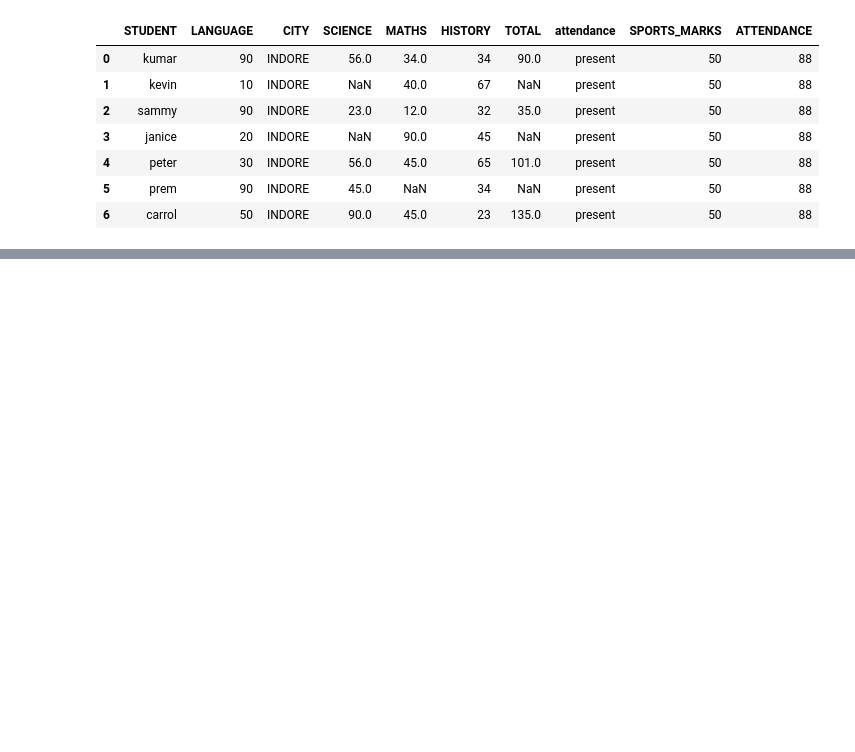
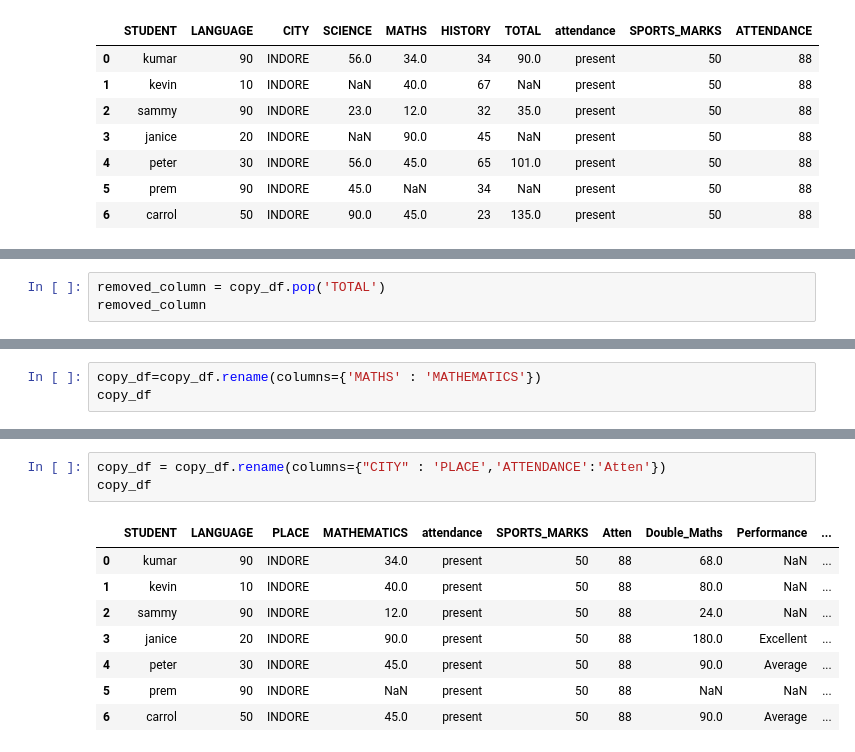
Before and after one commit to Vikram957/Pandas, a Jupyter notebook: d_pandas.ipynb, the cells around one changed output, grey strips where cells are left out. Saved outputs shown, nothing was run; the diff lists cells and outputs as text; blank space fills up the shorter version.

```diff
--- a/d_pandas.ipynb
+++ b/d_pandas.ipynb
@@ -907,0 +1041,3 @@ data
+# %%
+removed_column = copy_df.pop('TOTAL')
+removed_column
@@ -907,0 +1056,3 @@ data
+# %%
+copy_df=copy_df.rename(columns={'MATHS' : 'MATHEMATICS'})
+copy_df
@@ -907,0 +1068,12 @@ data
+# %%
+copy_df = copy_df.rename(columns={"CITY" : 'PLACE','ATTENDANCE':'Atten'})
+copy_df
+# %% [output]
+|  | STUDENT | LANGUAGE | PLACE | MATHEMATICS | attendance | SPORTS_MARKS | Atten | Double_Maths | Performance | ... |
+| 0 | kumar | 90 | INDORE | 34.0 | present | 50 | 88 | 68.0 | NaN | ... |
+| 1 | kevin | 10 | INDORE | 40.0 | present | 50 | 88 | 80.0 | NaN | ... |
+| 2 | sammy | 90 | INDORE | 12.0 | present | 50 | 88 | 24.0 | NaN | ... |
+| 3 | janice | 20 | INDORE | 90.0 | present | 50 | 88 | 180.0 | Excellent | ... |
+| 4 | peter | 30 | INDORE | 45.0 | present | 50 | 88 | 90.0 | Average | ... |
+| 5 | prem | 90 | INDORE | NaN | present | 50 | 88 | NaN | NaN | ... |
+| 6 | carrol | 50 | INDORE | 45.0 | present | 50 | 88 | 90.0 | Average | ... |
```
Also changed, not shown: parts of 31 cells of this notebook.
